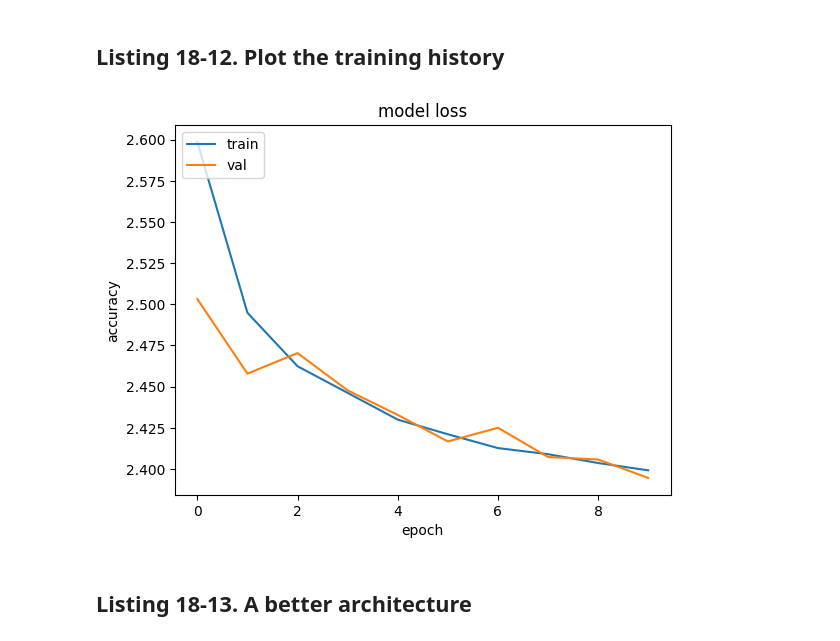
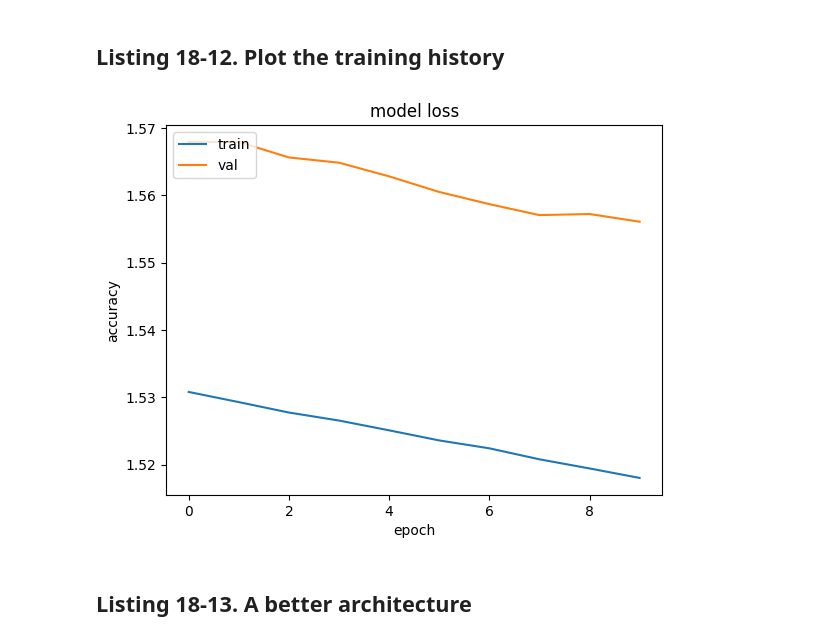
Before and after one commit to abdallahheidar/Advanced-Forecasting-with-Python-2nd-ed-2026, a Jupyter notebook: chapter_18/Chapter 18 - Neural Networks.ipynb, the cells around one changed output. Drawn from its saved outputs; the diff is of its cells as text; code cells hidden in the pictures.

```diff
--- a/chapter_18/Chapter 18 - Neural Networks.ipynb
+++ b/chapter_18/Chapter 18 - Neural Networks.ipynb
@@ -116,18 +149,31 @@ Model: "sequential"
 # %% [markdown]
 ## Listing 18-10. Compile the model
 # %%
-simple_model.compile(
-  optimizer=keras.optimizers.Adam(learning_rate=0.01),
-  loss='mean_absolute_error',
-  metrics=['mean_absolute_error'],
+# Modern Keras 3 Adam often performs better with default or slightly lower LR
+optimizer = keras.optimizers.Adam(learning_rate=0.001)
+
+model.compile(
+    optimizer=optimizer,
+    loss="mse",  # Using Mean Squared Error for the loss function
+    metrics=["mae"],  # Using MAE for human-readable performance
 )
 # %% [markdown]
 ## Listing 18-11. Fit the model
 # %%
-smod_history = simple_model.fit(X_train, y_train,
-          validation_split=0.2,
-          epochs=10,
-          batch_size=32,
-          shuffle = True
+# This stops training automatically if the model stops improving
+early_stopping = keras.callbacks.EarlyStopping(
+    monitor="val_loss", patience=5, restore_best_weights=True
 )
+
+# Fit the model
+history = model.fit(
+    X_train,
+    y_train,
+    validation_split=0.2,
+    epochs=10,  # Set higher, but EarlyStopping will cut it short
+    batch_size=32,
+    shuffle=True,
+    callbacks=[early_stopping],  # Add the callback here
+    verbose=1,
+)
 # %% [output]
@@ -159,14 +204,14 @@ WARNING:absl:You are saving your model as an HDF5 file via `model.save()` or `ke
 # %% [markdown]
 ## Listing 18-12. Plot the training history
 # %%
-plt.plot(smod_history.history['loss'])
-plt.plot(smod_history.history['val_loss'])
-plt.title('model loss')
-plt.ylabel('accuracy')
-plt.xlabel('epoch')
-plt.legend(['train', 'val'], loc='upper left')
+plt.plot(history.history["loss"])
+plt.plot(history.history["val_loss"])
+plt.title("model loss")
+plt.ylabel("accuracy")
+plt.xlabel("epoch")
+plt.legend(["train", "val"], loc="upper left")
 plt.show()
 # %% [output]
-[figure, old version]
+[figure, new version]
 # %% [markdown]
 ## Listing 18-13. A better architecture
```
Also changed, not shown: parts of 16 cells of this notebook, 3 other files.
